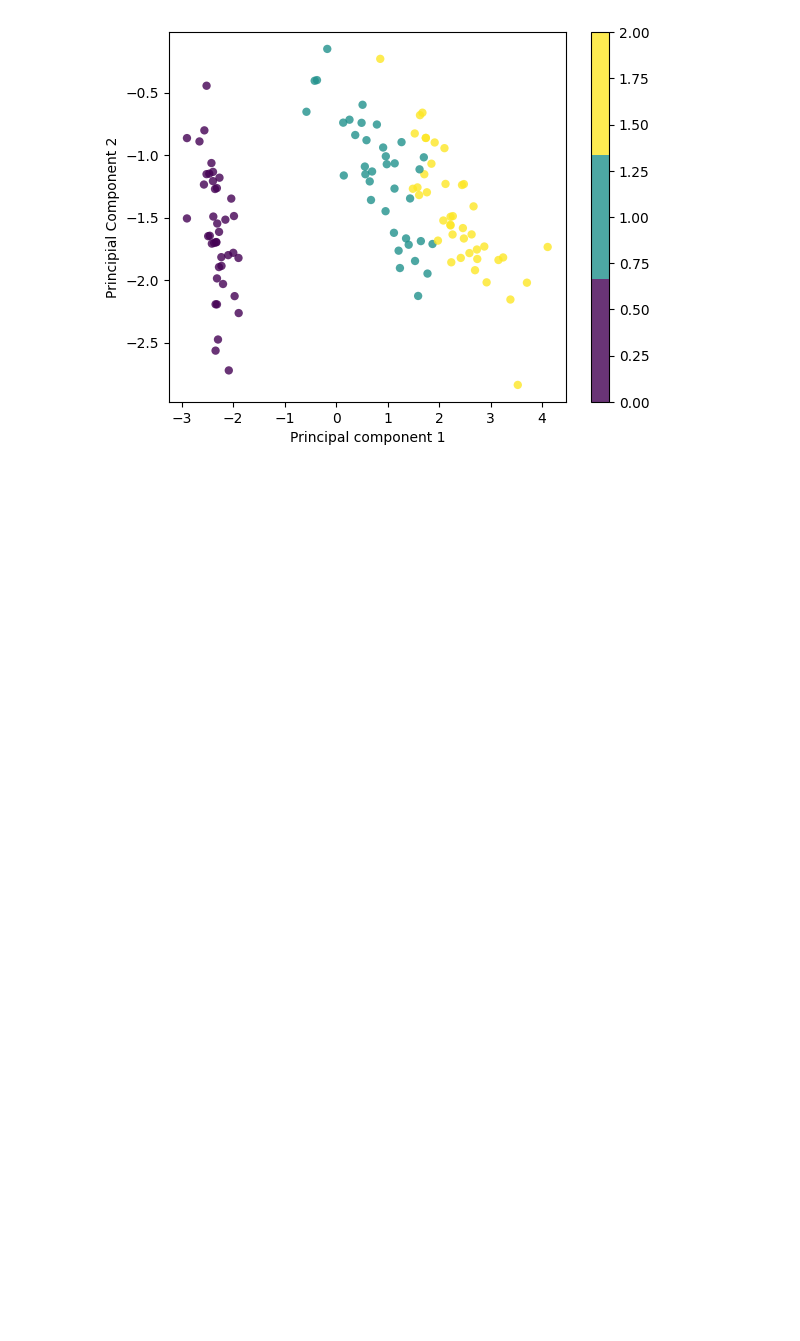
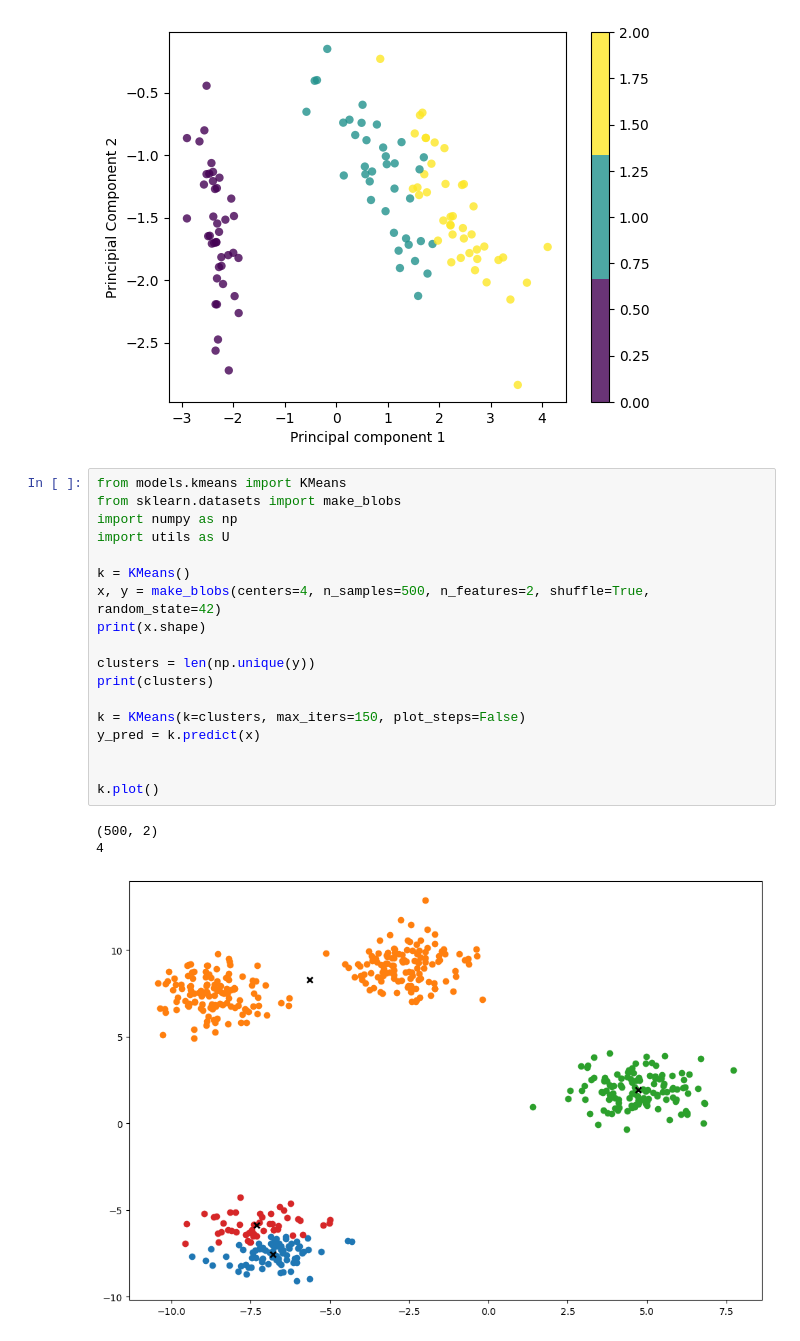
Before and after one commit to aditya-29/Machine-Learning, a Jupyter notebook: main.ipynb, the cells around one changed output. Drawn from its saved outputs; the diff is of its cells as text; blank space fills up the shorter version.

```diff
--- a/main.ipynb
+++ b/main.ipynb
@@ -341,3 +341,25 @@ Shape of y-Test :  (30,)
 Shape of X :  (120, 4)
 Shape of transformed x :  (120, 2)
 [figure]
+# %%
+from models.kmeans import KMeans
+from sklearn.datasets import make_blobs
+import numpy as np
+import utils as U
+
+k = KMeans()
+x, y = make_blobs(centers=4, n_samples=500, n_features=2, shuffle=True, random_state=42)
+print(x.shape)
+
+clusters = len(np.unique(y))
+print(clusters)
+
+k = KMeans(k=clusters, max_iters=150, plot_steps=False)
+y_pred = k.predict(x)
+
+
+k.plot()
+# %% [output]
+(500, 2)
+4
+[figure, added]
```
Also changed, not shown: parts of 2 cells of this notebook, 3 other files.
